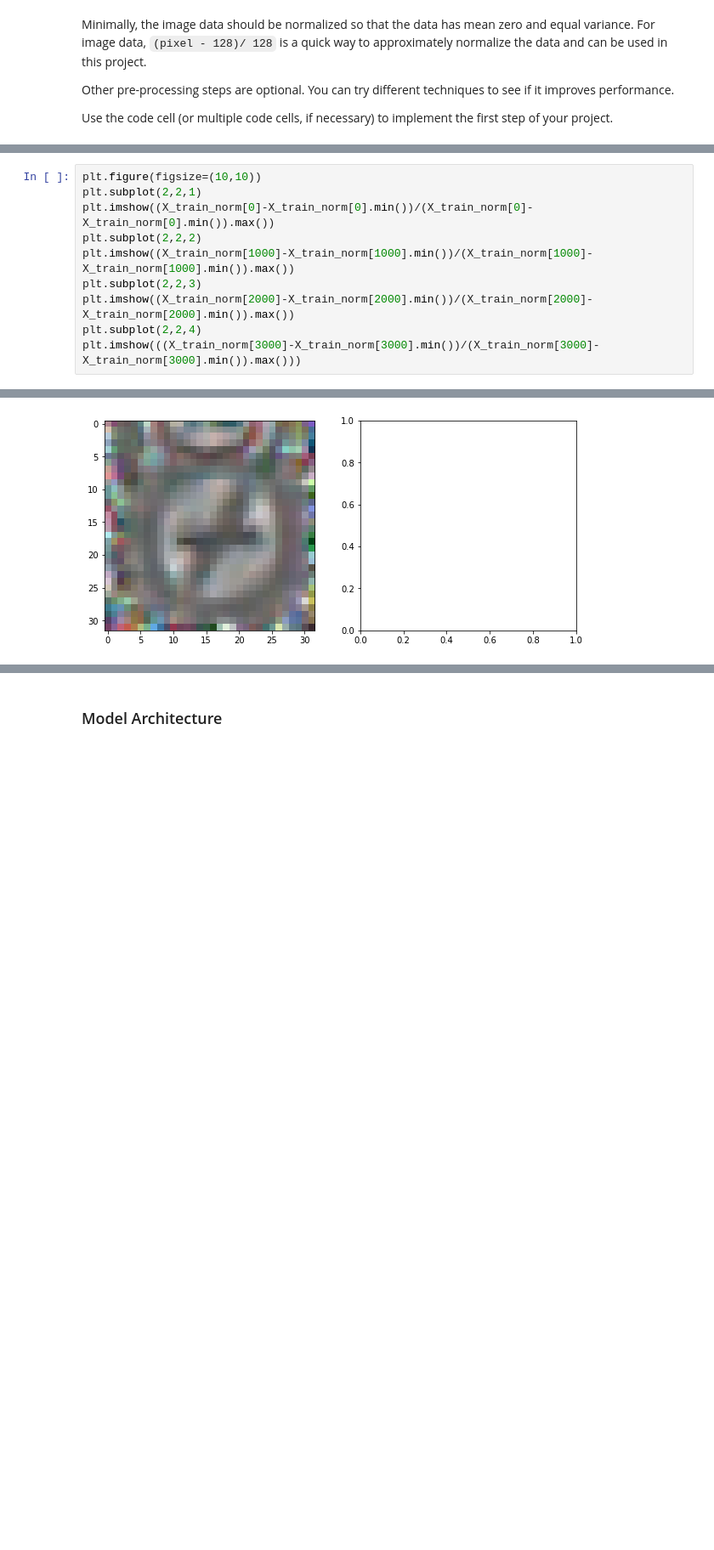
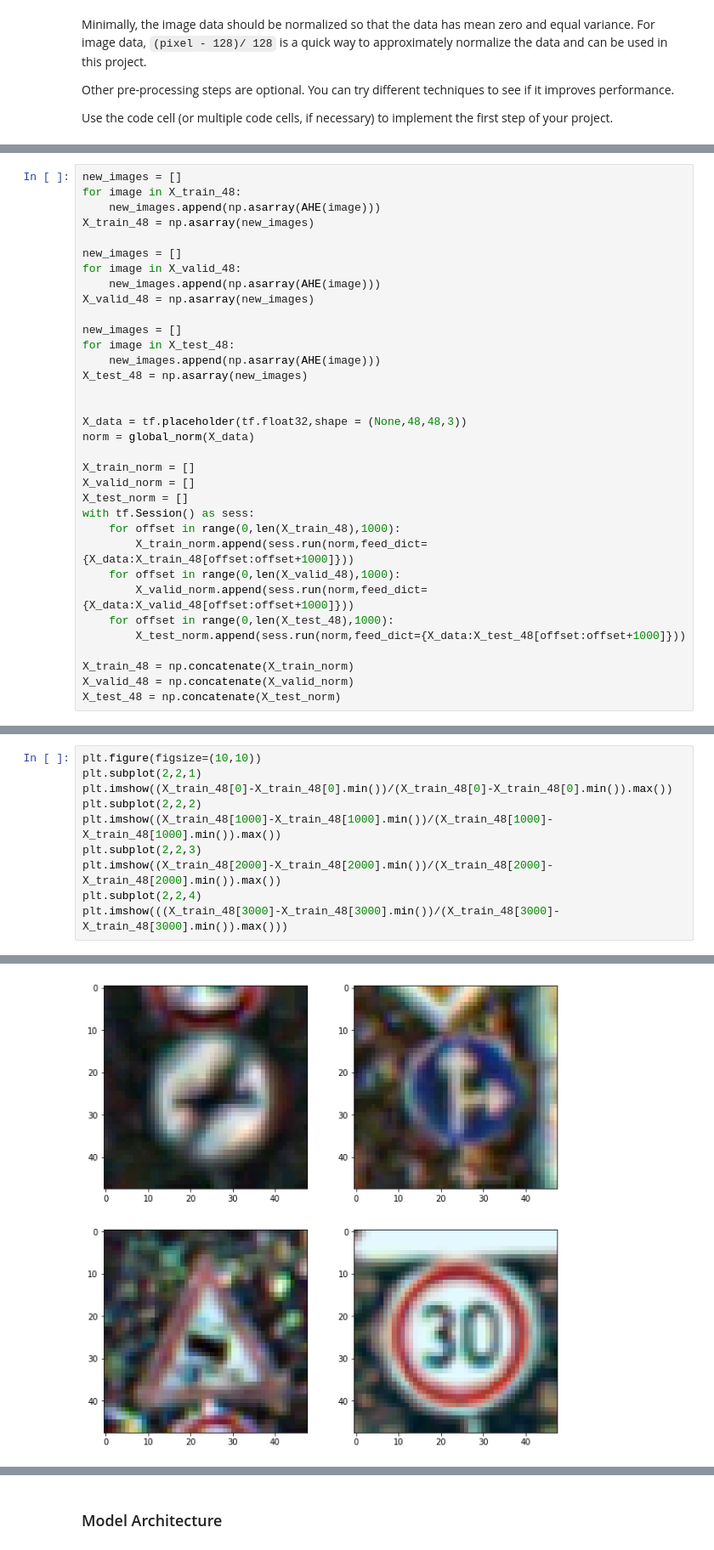
Before and after one commit to jackm97/CarND-Traffic-Sign-Classifier-Project, a Jupyter notebook: Traffic_Sign_Classifier-Copy1.ipynb, the cells around one changed output, grey strips where cells are left out. Shown at 85% size. Cells and saved outputs as stored; diff of their text form; blank space fills up the shorter version.

```diff
--- a/Traffic_Sign_Classifier-Copy1.ipynb
+++ b/Traffic_Sign_Classifier-Copy1.ipynb
@@ -206 +199,35 @@ InvalidArgumentError: Cannot assign a device for operation Mean: node Mean (defi
+# %%
+new_images = []
+for image in X_train_48:
+    new_images.append(np.asarray(AHE(image)))
+X_train_48 = np.asarray(new_images)
+
+new_images = []
+for image in X_valid_48:
+    new_images.append(np.asarray(AHE(image)))
+X_valid_48 = np.asarray(new_images)
+
+new_images = []
+for image in X_test_48:
+    new_images.append(np.asarray(AHE(image)))
+X_test_48 = np.asarray(new_images)
+
+
+X_data = tf.placeholder(tf.float32,shape = (None,48,48,3))
+norm = global_norm(X_data)
+
+X_train_norm = []
+X_valid_norm = []
+X_test_norm = []
+with tf.Session() as sess:
+    for offset in range(0,len(X_train_48),1000):
+        X_train_norm.append(sess.run(norm,feed_dict={X_data:X_train_48[offset:offset+1000]}))
+    for offset in range(0,len(X_valid_48),1000):
+        X_valid_norm.append(sess.run(norm,feed_dict={X_data:X_valid_48[offset:offset+1000]}))
+    for offset in range(0,len(X_test_48),1000):
+        X_test_norm.append(sess.run(norm,feed_dict={X_data:X_test_48[offset:offset+1000]}))
+
+X_train_48 = np.concatenate(X_train_norm)
+X_valid_48 = np.concatenate(X_valid_norm)
+X_test_48 = np.concatenate(X_test_norm)
 # %%
@@ -210,11 +237,11 @@ X_valid_norm.shape
 # %%
 plt.figure(figsize=(10,10))
 plt.subplot(2,2,1)
-plt.imshow((X_train_norm[0]-X_train_norm[0].min())/(X_train_norm[0]-X_train_norm[0].min()).max())
+plt.imshow((X_train_48[0]-X_train_48[0].min())/(X_train_48[0]-X_train_48[0].min()).max())
 plt.subplot(2,2,2)
-plt.imshow((X_train_norm[1000]-X_train_norm[1000].min())/(X_train_norm[1000]-X_train_norm[1000].min()).max())
+plt.imshow((X_train_48[1000]-X_train_48[1000].min())/(X_train_48[1000]-X_train_48[1000].min()).max())
 plt.subplot(2,2,3)
-plt.imshow((X_train_norm[2000]-X_train_norm[2000].min())/(X_train_norm[2000]-X_train_norm[2000].min()).max())
+plt.imshow((X_train_48[2000]-X_train_48[2000].min())/(X_train_48[2000]-X_train_48[2000].min()).max())
 plt.subplot(2,2,4)
-plt.imshow(((X_train_norm[3000]-X_train_norm[3000].min())/(X_train_norm[3000]-X_train_norm[3000].min()).max()))
+plt.imshow(((X_train_48[3000]-X_train_48[3000].min())/(X_train_48[3000]-X_train_48[3000].min()).max()))
 # %% [output]
@@ -222 +249 @@ IndexError: index 1000 is out of bounds for axis 0 with size 1
-[figure, old version]
+[figure, new version]
```
Also changed, not shown: parts of 42 cells of this notebook, 7 other files.
